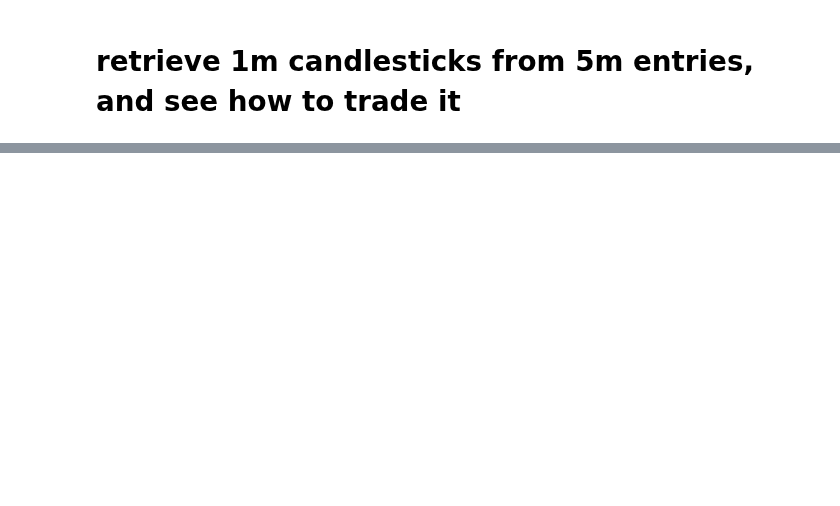
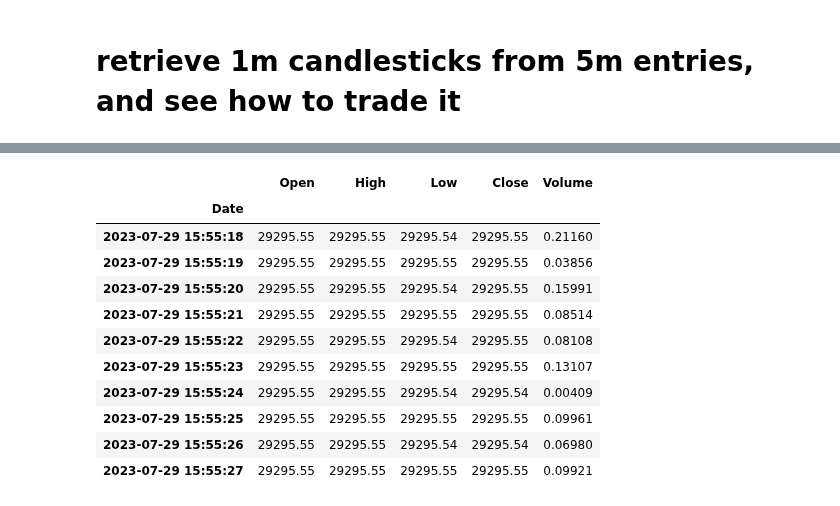
Before and after one commit to alexpvpmindustry/cryptotradr, a Jupyter notebook: 7_1_0read_results.ipynb, the cells around one changed output, grey strips where cells are left out. Saved outputs shown, nothing was run; the diff lists cells and outputs as text; code cells hidden in the pictures; blank space fills up the shorter version.

```diff
--- a/7_1_0read_results.ipynb
+++ b/7_1_0read_results.ipynb
@@ -108,0 +128,2 @@ ZENUSDT 5m open9.86 closeprice9.9 dfname2023-07-27_21:15:00 starttime2023-07-27_
+# %%
+newtime= df.iloc[-1].name.value//1000_000
@@ -108,0 +142,16 @@ ZENUSDT 5m open9.86 closeprice9.9 dfname2023-07-27_21:15:00 starttime2023-07-27_
+# %%
+df1 = get_data("BTCUSDT","1s",start_time=newtime-8*3600_000,limit=10,offset=8*3600_000,try_interval=0)
+df1
+# %% [output]
+|  | Open | High | Low | Close | Volume |
+| Date |  |  |  |  |  |
+| 2023-07-29 15:55:18 | 29295.55 | 29295.55 | 29295.54 | 29295.55 | 0.21160 |
+| 2023-07-29 15:55:19 | 29295.55 | 29295.55 | 29295.55 | 29295.55 | 0.03856 |
+| 2023-07-29 15:55:20 | 29295.55 | 29295.55 | 29295.54 | 29295.55 | 0.15991 |
+| 2023-07-29 15:55:21 | 29295.55 | 29295.55 | 29295.55 | 29295.55 | 0.08514 |
+| 2023-07-29 15:55:22 | 29295.55 | 29295.55 | 29295.54 | 29295.55 | 0.08108 |
+| 2023-07-29 15:55:23 | 29295.55 | 29295.55 | 29295.55 | 29295.55 | 0.13107 |
+| 2023-07-29 15:55:24 | 29295.55 | 29295.55 | 29295.54 | 29295.54 | 0.00409 |
+| 2023-07-29 15:55:25 | 29295.55 | 29295.55 | 29295.55 | 29295.55 | 0.09961 |
+| 2023-07-29 15:55:26 | 29295.55 | 29295.55 | 29295.54 | 29295.54 | 0.06980 |
+| 2023-07-29 15:55:27 | 29295.55 | 29295.55 | 29295.55 | 29295.55 | 0.09921 |
```
Also changed, not shown: parts of 11 cells of this notebook, 1 other file.
